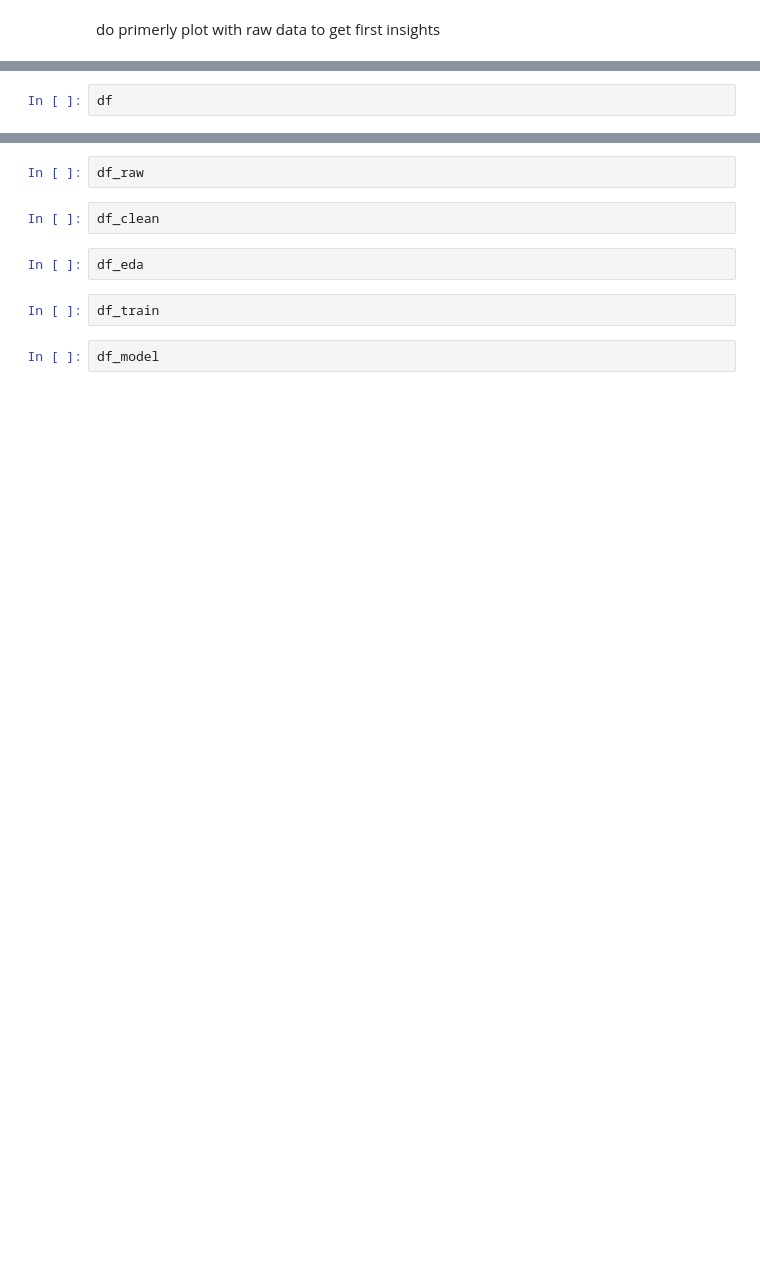
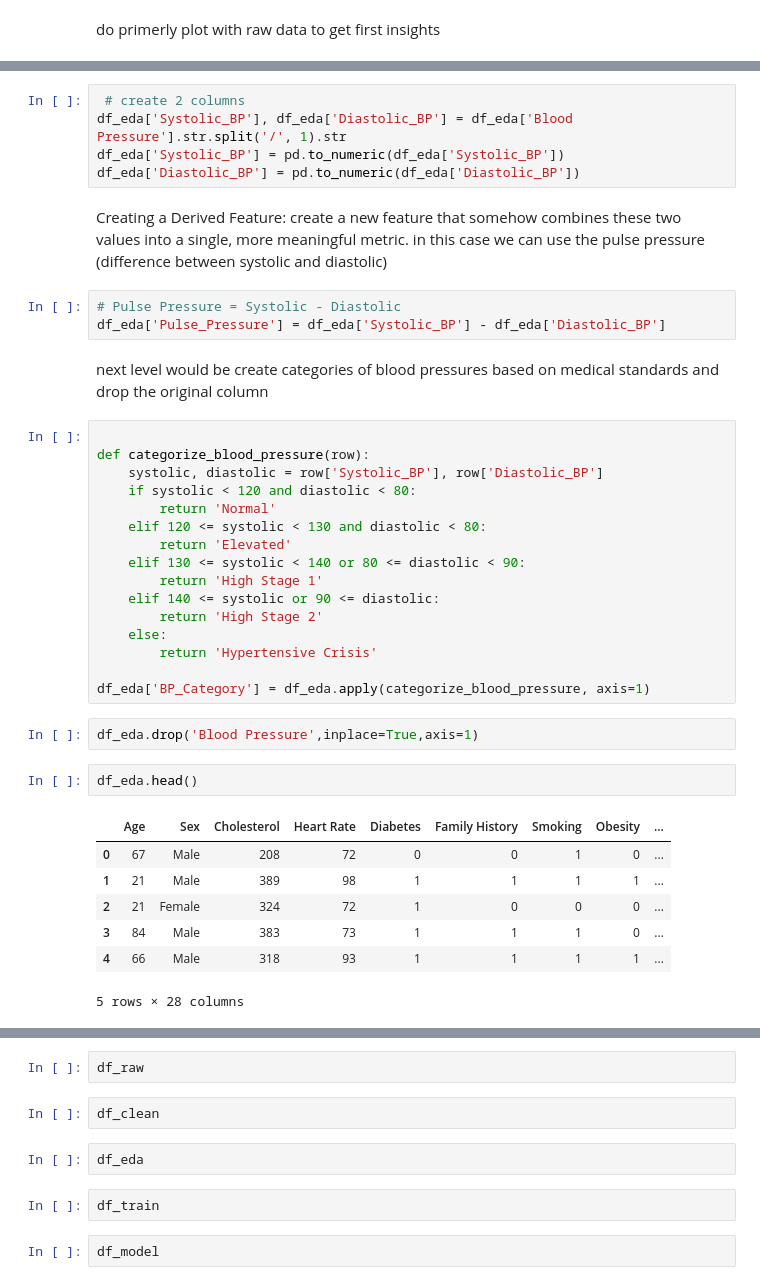
Before and after one commit to MaSOouD69/Capstone-Repo-Bootcamp-Project, a Jupyter notebook: heart_attack_prediction 2.ipynb, the cells around one changed output, grey strips where cells are left out. Drawn from its saved outputs; the diff is of its cells as text; blank space fills up the shorter version.

```diff
--- a/heart_attack_prediction 2.ipynb
+++ b/heart_attack_prediction 2.ipynb
@@ -194,2 +270,40 @@ time for some early eda and do some ploting for each columns
+# %%
+ # create 2 columns
+df_eda['Systolic_BP'], df_eda['Diastolic_BP'] = df_eda['Blood Pressure'].str.split('/', 1).str
+df_eda['Systolic_BP'] = pd.to_numeric(df_eda['Systolic_BP'])
+df_eda['Diastolic_BP'] = pd.to_numeric(df_eda['Diastolic_BP'])
+# %% [markdown]
+Creating a Derived Feature: create a new feature that somehow combines these two values into a single, more meaningful metric. in this case we can use the pulse pressure (difference between systolic and diastolic)
+# %%
+# Pulse Pressure = Systolic - Diastolic
+df_eda['Pulse_Pressure'] = df_eda['Systolic_BP'] - df_eda['Diastolic_BP']
+# %% [markdown]
+next level would be create categories of blood pressures based on medical standards and drop the original column
+# %%
+
+def categorize_blood_pressure(row):
+    systolic, diastolic = row['Systolic_BP'], row['Diastolic_BP']
+    if systolic < 120 and diastolic < 80:
+        return 'Normal'
+    elif 120 <= systolic < 130 and diastolic < 80:
+        return 'Elevated'
+    elif 130 <= systolic < 140 or 80 <= diastolic < 90:
+        return 'High Stage 1'
+    elif 140 <= systolic or 90 <= diastolic:
+        return 'High Stage 2'
+    else:
+        return 'Hypertensive Crisis'
+
+df_eda['BP_Category'] = df_eda.apply(categorize_blood_pressure, axis=1)
+# %%
+df_eda.drop('Blood Pressure',inplace=True,axis=1)
 # %%
-df
+df_eda.head()
+# %% [output]
+|  | Age | Sex | Cholesterol | Heart Rate | Diabetes | Family History | Smoking | Obesity | ... |
+| 0 | 67 | Male | 208 | 72 | 0 | 0 | 1 | 0 | ... |
+| 1 | 21 | Male | 389 | 98 | 1 | 1 | 1 | 1 | ... |
+| 2 | 21 | Female | 324 | 72 | 1 | 0 | 0 | 0 | ... |
+| 3 | 84 | Male | 383 | 73 | 1 | 1 | 1 | 0 | ... |
+| 4 | 66 | Male | 318 | 93 | 1 | 1 | 1 | 1 | ... |
+5 rows × 28 columns
```
Also changed, not shown: parts of 19 cells of this notebook.
